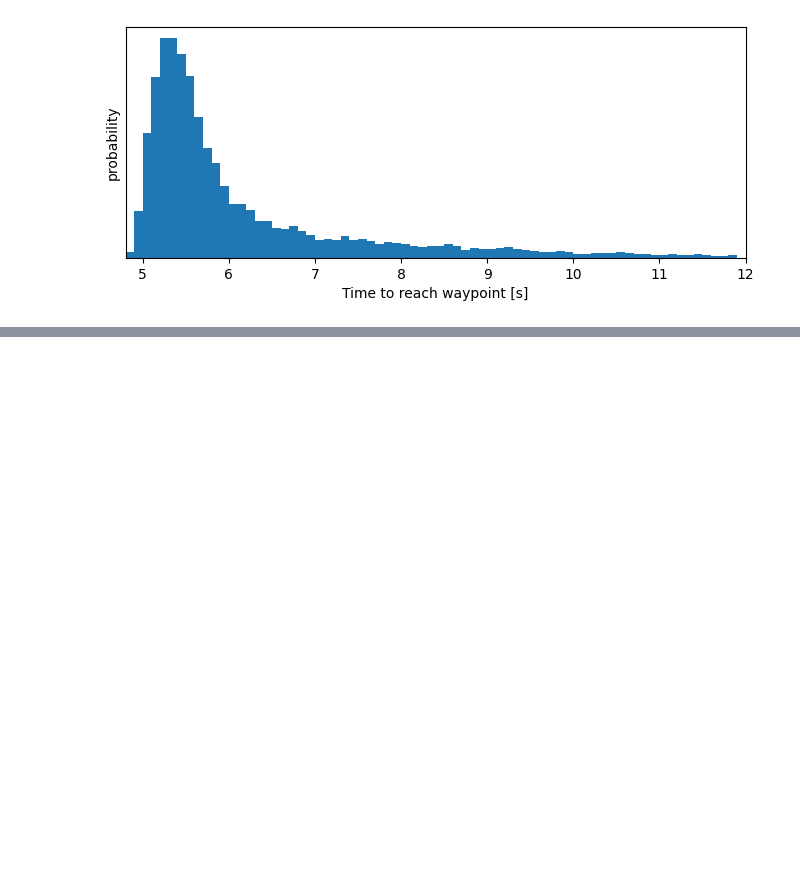
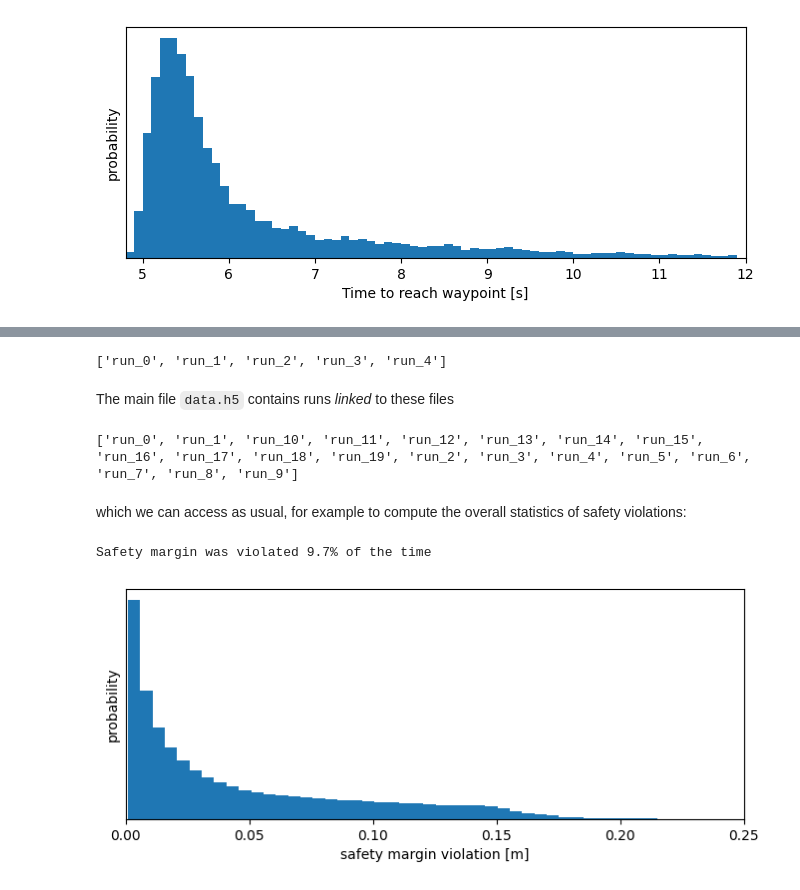
Before and after one commit to idsia-robotics/navground, a Jupyter notebook: docs/tutorials/running_an_experiment.ipynb, the cells around one changed output, grey strips where cells are left out. Saved outputs shown, nothing was run; the diff lists cells and outputs as text; code cells hidden in the pictures; blank space fills up the shorter version.

```diff
--- a/docs/tutorials/running_an_experiment.ipynb
+++ b/docs/tutorials/running_an_experiment.ipynb
@@ -254,0 +262,14 @@ plt.tick_params(left = False, labelleft = False);
+# %%
+from tqdm.notebook import tqdm
+
+processes = 4
+runs = 20
+# remove the previous runs
+experiment.remove_all_runs()
+with tqdm(total=runs) as bar:
+    experiment.run_mp(number_of_processes=processes,
+                      number_of_runs=runs, tqdm=bar)
+
+print(f"Performed {runs} runs in "
+      f"{experiment.duration.total_seconds()} seconds "
+      f"over {processes} processes ")
@@ -254,0 +292,32 @@ plt.tick_params(left = False, labelleft = False);
+# %%
+with h5py.File(experiment.path.parent/ 'data_0.h5') as f:
+    print(list(f))
+# %% [output]
+['run_0', 'run_1', 'run_2', 'run_3', 'run_4']
+# %% [markdown]
+The main file ``data.h5`` contains runs *linked* to these files
+# %%
+with h5py.File(experiment.path) as f:
+    print(list(f))
+# %% [output]
+['run_0', 'run_1', 'run_10', 'run_11', 'run_12', 'run_13', 'run_14', 'run_15', 'run_16', 'run_17', 'run_18', 'run_19', 'run_2', 'run_3', 'run_4', 'run_5', 'run_6', 'run_7', 'run_8', 'run_9']
+# %% [markdown]
+which we can access as usual, for example to compute the overall statistics of safety violations:
+# %%
+with h5py.File(experiment.path) as f:
+    svs = np.concatenate([run['safety_violations']
+                          for _, run in f.items()]).flatten()
+# %%
+f = np.count_nonzero(svs) / len(svs)
+print(f'Safety margin was violated {f:.1%} of the time')
+# %% [output]
+Safety margin was violated 9.7% of the time
+# %%
+plt.figure(figsize=(8, 3))
+plt.hist(svs, density=True, bins=np.linspace(1e-3, 0.25, 51))
+plt.xlabel('safety margin violation [m]')
+plt.ylabel('probability')
+plt.xlim(0, 0.25)
+plt.tick_params(left = False, labelleft = False);
+# %% [output]
+[figure, added]
```
Also changed, not shown: parts of 12 cells of this notebook, 17 other files.
